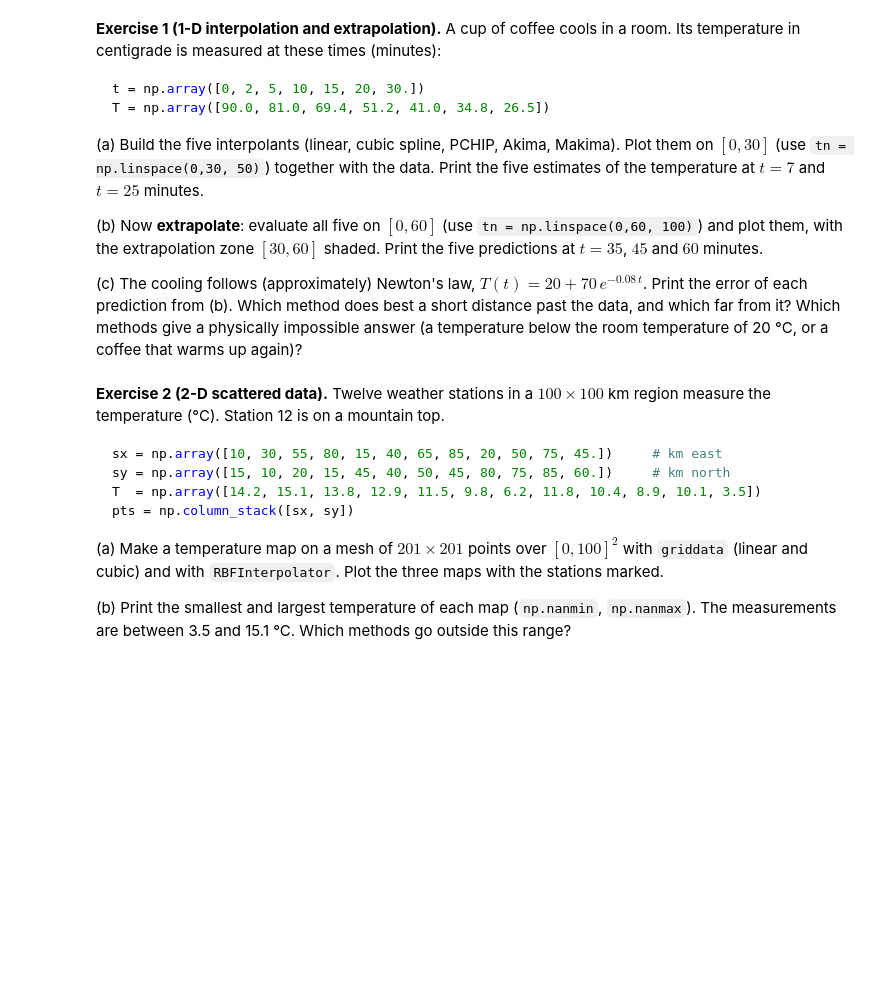
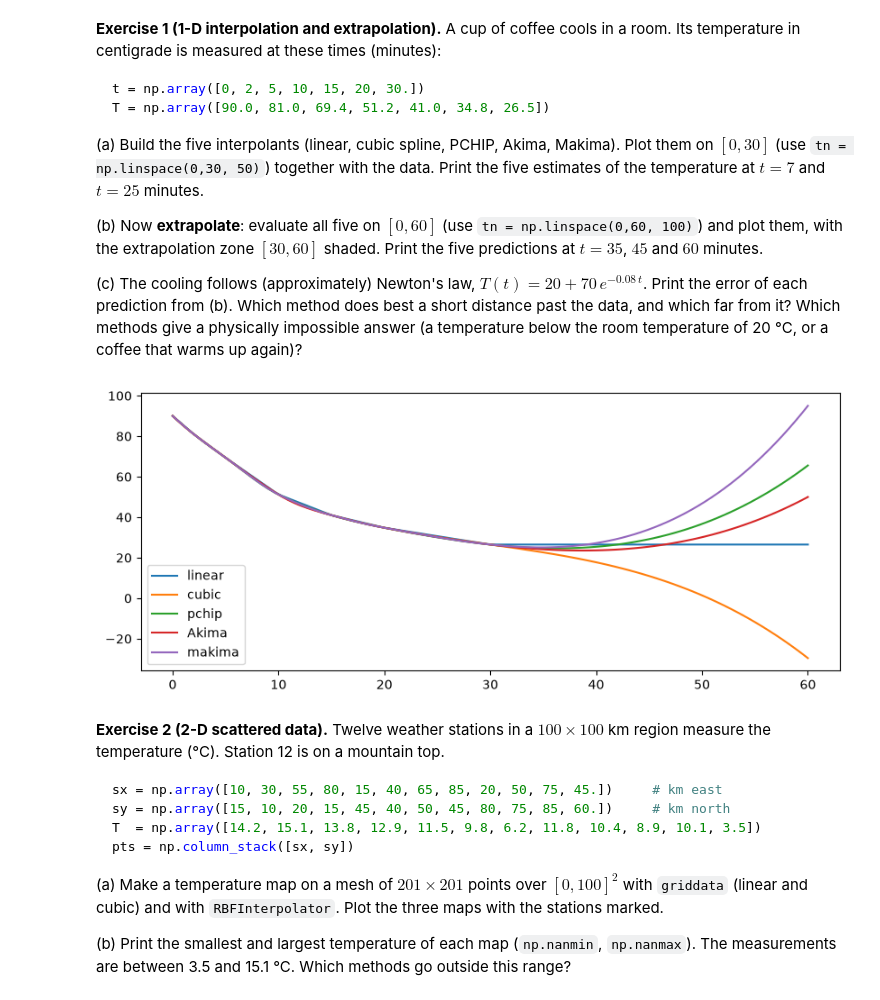
Before and after one commit to silasProgram/Math300_ClassRepo, a Jupyter notebook: Oct16_extrapolation/interpolation_extrapolation.ipynb, the cells around one changed output. Cells and saved outputs as stored; diff of their text form; code cells hidden in the pictures; blank space fills up the shorter version.

```diff
--- a/Oct16_extrapolation/interpolation_extrapolation.ipynb
+++ b/Oct16_extrapolation/interpolation_extrapolation.ipynb
@@ -272,8 +272,29 @@ T = np.array([90.0, 81.0, 69.4, 51.2, 41.0, 34.8, 26.5])
 (c) The cooling follows (approximately) Newton's law, $T(t) = 20 + 70\,e^{-0.08\,t}$. Print the error of each prediction from (b). Which method does best a short distance past the data, and which far from it? Which methods give a physically impossible answer (a temperature below the room temperature of 20 °C, or a coffee that warms up again)?
 # %%
 # Exercise 1
-t = np.array([0, 2, 5, 10, 15, 20, 30.])
-T = np.array([90.0, 81.0, 69.4, 51.2, 41.0, 34.8, 26.5])
+t = np.array([0, 2, 5, 10, 15, 20, 30.]) #X
+T = np.array([90.0, 81.0, 69.4, 51.2, 41.0, 34.8, 26.5]) #Y
+tn = np.linspace(0,60,100) #xnew?
+
+fig,ax = plt.subplots(1,figsize=(10,4))
+
+names = ["linear", "cubic", "pchip", "Akima", "makima"]
+
+methods = [
+    lambda z: np.interp(z,t,T),
+    si.CubicSpline(t,T),
+    si.PchipInterpolator(t,T),
+    si.Akima1DInterpolator(t,T,method="akima", extrapolate = True),
+    si.Akima1DInterpolator(t,T,method="makima", extrapolate = True)
+    ]
+
+for n,m in zip(names, methods):
+    ax.plot(tn, m(tn), label = n)
+
+plt.legend()
+plt.show()
+# %% [output]
+[figure, added]
 # %% [markdown]
 **Exercise 2 (2-D scattered data).** Twelve weather stations in a $100 \times 100$ km region measure the temperature (°C). Station 12 is on a mountain top.
 
```
Also changed, not shown: 1 other file.
